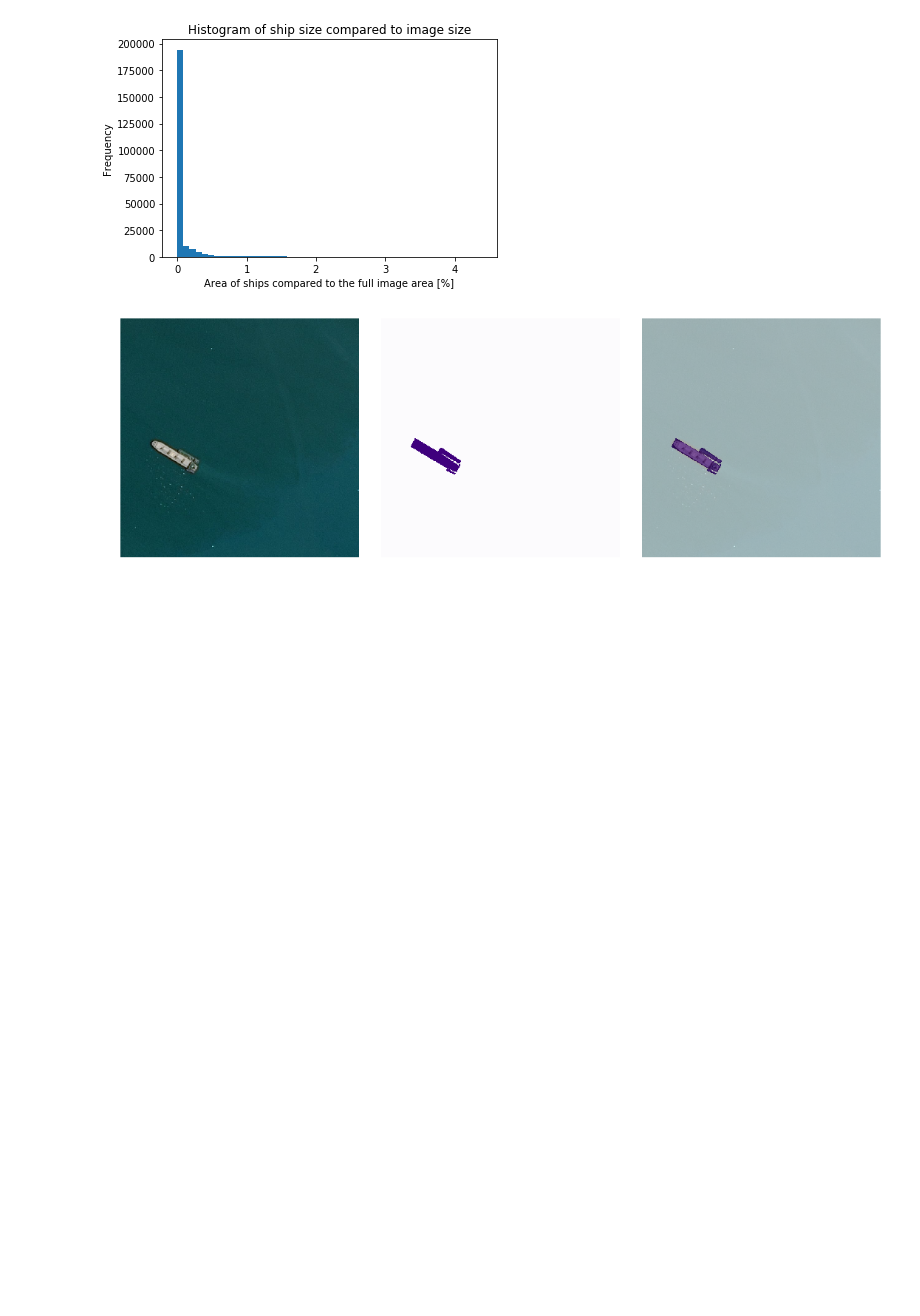
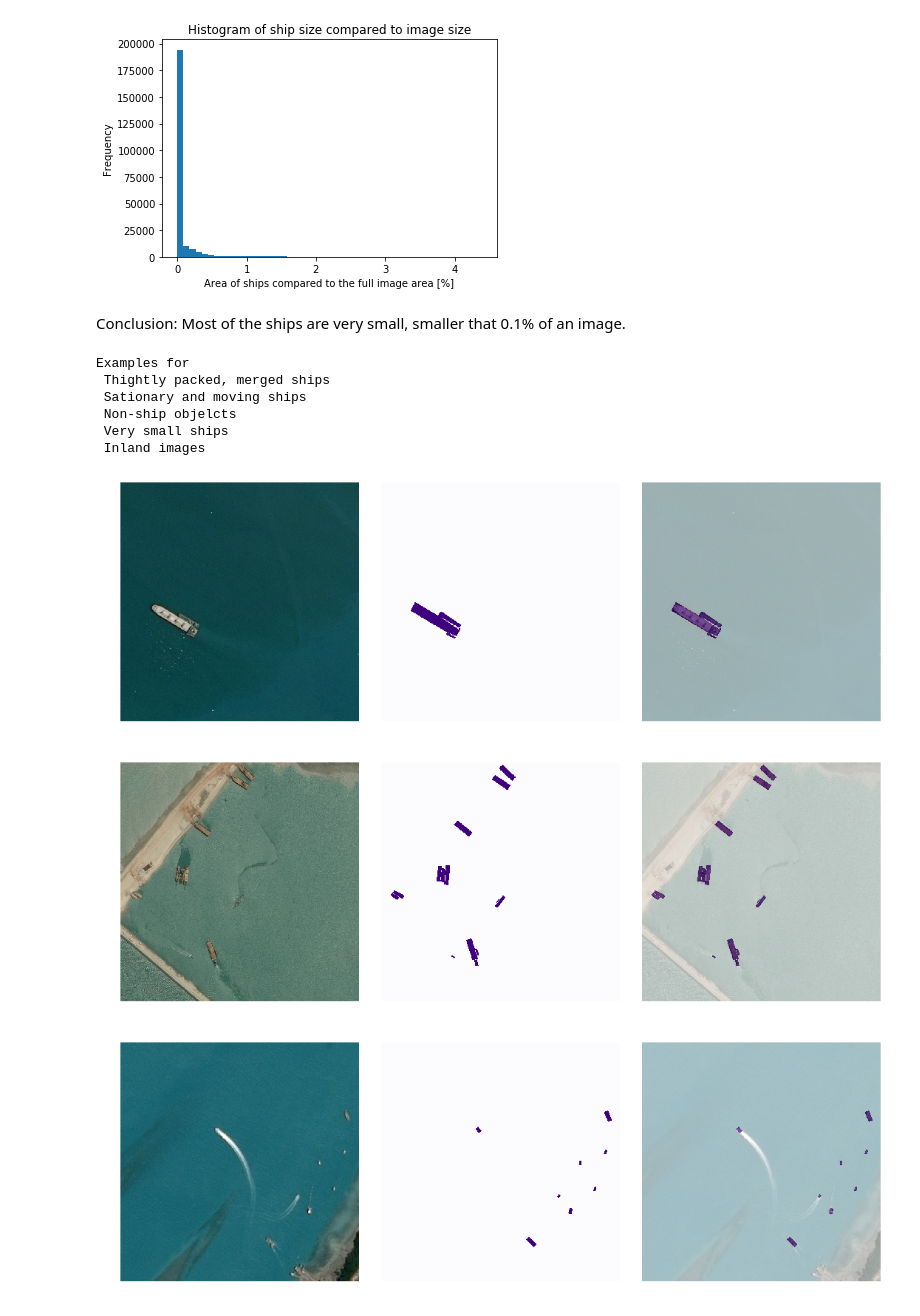
Before and after one commit to kaland313/vitmav45-ShipSeakers, a Jupyter notebook: NagyHFDataPrep.ipynb, the cells around one changed output. Saved outputs shown, nothing was run; the diff lists cells and outputs as text; code cells hidden in the pictures; blank space fills up the shorter version.

Commit message:
Some text and examples added

```diff
--- a/NagyHFDataPrep.ipynb
+++ b/NagyHFDataPrep.ipynb
@@ -168,6 +188,8 @@ plt.ylabel("Frequency");
 plt.title("Histogram of ship size compared to image size");
 # %% [output]
 [figure]
+# %% [markdown]
+Conclusion: Most of the ships are very small, smaller that 0.1% of an image.
 # %%
 ## This cell is only necessary if not all the training image files are present in the images folder
 import os
@@ -188,25 +210,44 @@ masks_df = masks_df.drop('img_found',axis = 1)
 
 masks_df = masks_df.reset_index(drop=True)
 # %%
-ImageId = '0a0df8299.jpg'
+def DispImageWithMap(ImageId):
+    img = imread('data/images/' + ImageId)
+    img_masks = masks_df.loc[masks_df['ImageId'] == ImageId, 'EncodedPixels'].tolist()
 
-img = imread('data/images/' + ImageId)
-img_masks = masks_df.loc[masks_df['ImageId'] == ImageId, 'EncodedPixels'].tolist()
+    # Take the individual ship masks and create a single mask array for all ships
+    all_masks = np.zeros((768, 768))
+    for mask in img_masks:
+        all_masks += rle_decode(mask)
 
-# Take the individual ship masks and create a single mask array for all ships
-all_masks = np.zeros((768, 768))
-for mask in img_masks:
-    all_masks += rle_decode(mask)
+    fig, axarr = plt.subplots(1, 3, figsize=(15, 40))
+    axarr[0].axis('off')
+    axarr[1].axis('off')
+    axarr[2].axis('off')
+    axarr[0].imshow(img)
+    axarr[1].imshow(all_masks,cmap='Purples')
+    axarr[2].imshow(img)
+    axarr[2].imshow(all_masks, alpha=0.6,cmap='Purples')
+    plt.tight_layout(h_pad=0.1, w_pad=0.1)
+    plt.show()
 
-fig, axarr = plt.subplots(1, 3, figsize=(15, 40))
-axarr[0].axis('off')
-axarr[1].axis('off')
-axarr[2].axis('off')
-axarr[0].imshow(img)
-axarr[1].imshow(all_masks,cmap='Purples')
-axarr[2].imshow(img)
-axarr[2].imshow(all_masks, alpha=0.6,cmap='Purples')
-plt.tight_layout(h_pad=0.1, w_pad=0.1)
-plt.show()
+print("Examples for")
+print(" Thightly packed, merged ships")
+print(" Sationary and moving ships")
+print(" Non-ship objelcts \n Very small ships")
+print(" Inland images")
+DispImageWithMap('0a0df8299.jpg')
+DispImageWithMap('0a1a7f395.jpg')
+DispImageWithMap('0a2e15e29.jpg')
+DispImageWithMap('0a2f58d54.jpg')
+DispImageWithMap('0a4ad0982.jpg')
+DispImageWithMap('0a3ab4644.jpg')
 # %% [output]
+Examples for
+ Thightly packed, merged ships
+ Sationary and moving ships
+ Non-ship objelcts
+ Very small ships
+ Inland images
 [figure]
+[figure, added]
+[figure, added]
```
Also changed, not shown: parts of 8 cells of this notebook.
